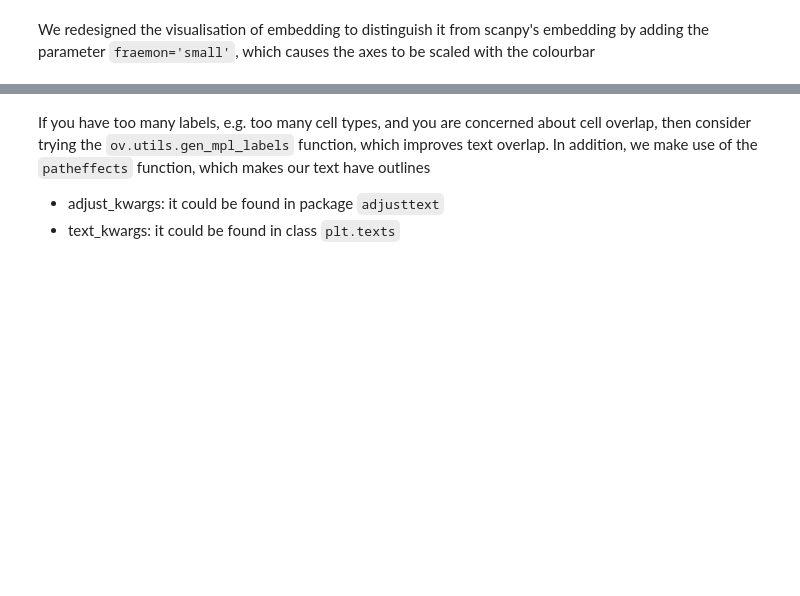
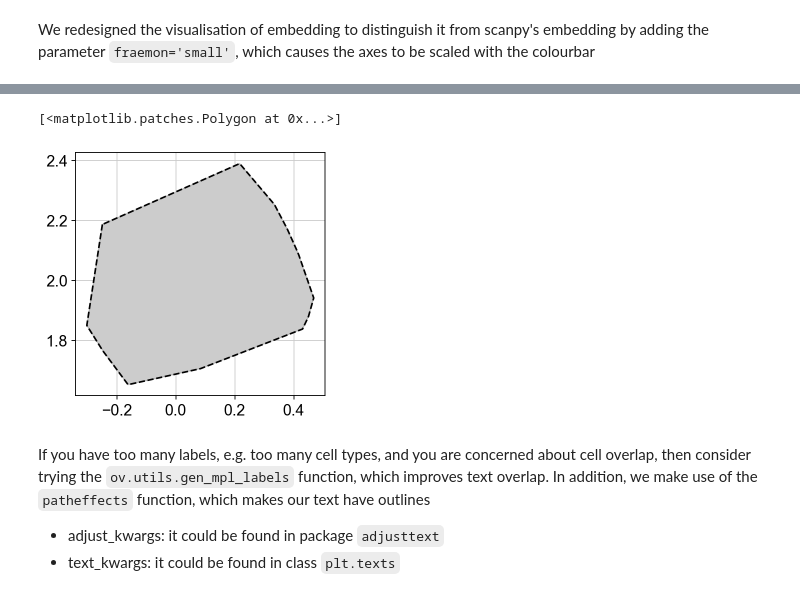
Before and after one commit to Starlitnightly/omicverse, a Jupyter notebook: omicverse_guide/docs/Tutorials-single/t_preprocess.ipynb, the cells around one changed output, grey strips where cells are left out. Saved outputs shown, nothing was run; the diff lists cells and outputs as text; code cells hidden in the pictures; blank space fills up the shorter version.

```diff
--- a/omicverse_guide/docs/Tutorials-single/t_preprocess.ipynb
+++ b/omicverse_guide/docs/Tutorials-single/t_preprocess.ipynb
@@ -273,3 +298,10 @@ ov.utils.embedding(adata,
+# %%
+fig,ax=plt.subplots( figsize = (4,4))
+ax.plot(points[vert, 0], points[vert, 1], '--', c='#000000')
+ax.fill(points[vert, 0], points[vert, 1], c='#000000', alpha=0.2)
+# %% [output]
+[<matplotlib.patches.Polygon at 0x...>]
+[figure, added]
 # %% [markdown]
 If you have too many labels, e.g. too many cell types, and you are concerned about cell overlap, then consider trying the `ov.utils.gen_mpl_labels` function, which improves text overlap.
 In addition, we make use of the `patheffects` function, which makes our text have outlines
```
Also changed, not shown: parts of 5 cells of this notebook, 8 other files.
